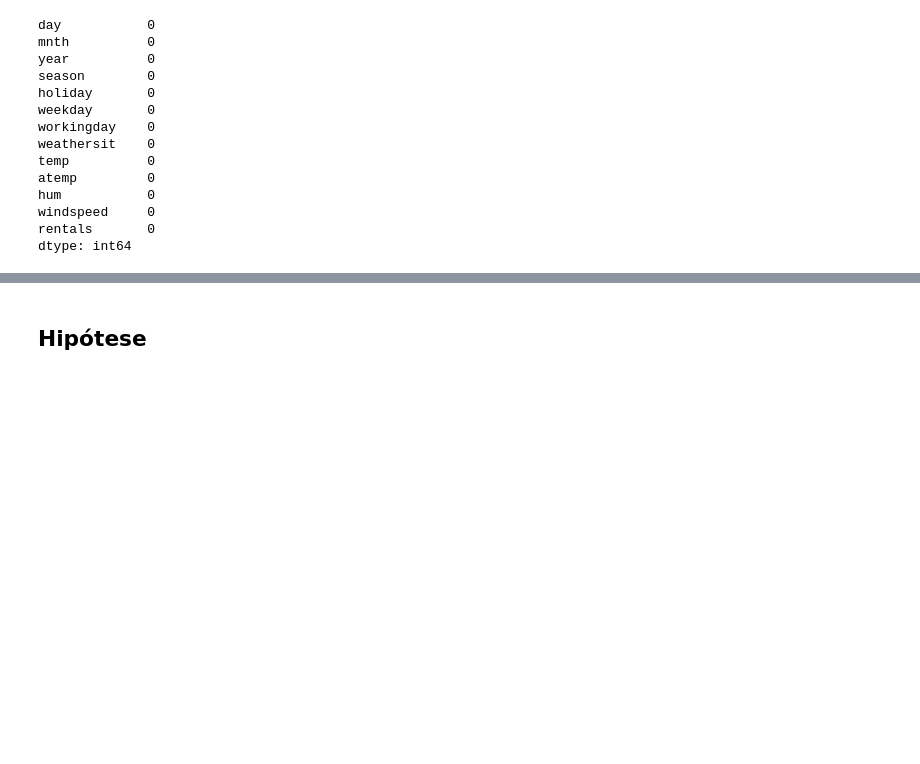
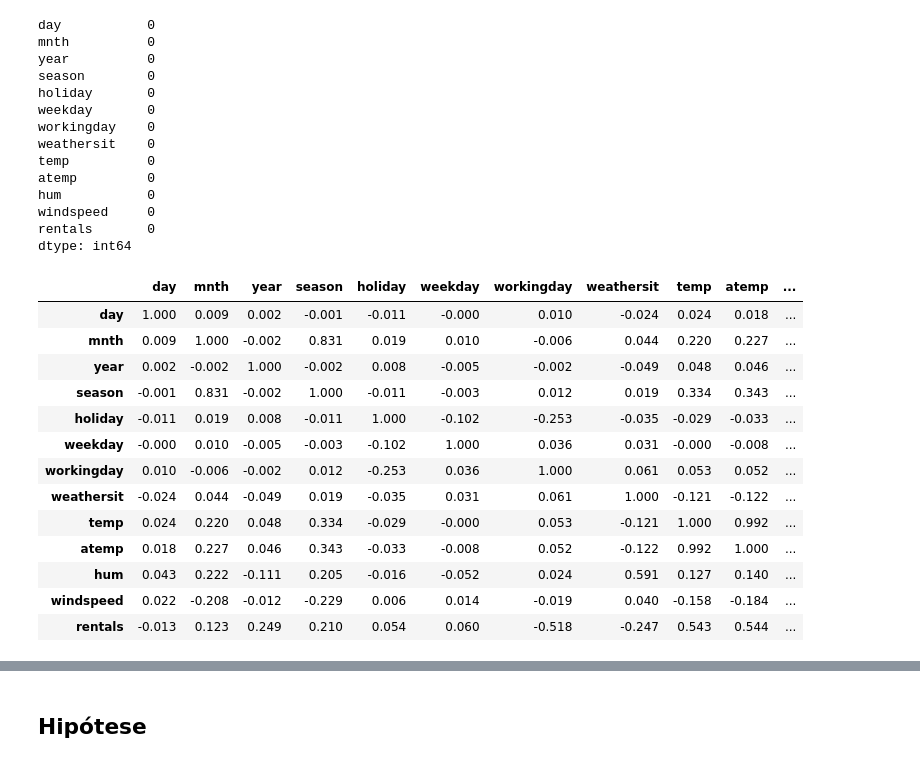
Before and after one commit to PeterRibs/bike_rental_analysis, a Jupyter notebook: Bike_Rental_Analysis.ipynb, the cells around one changed output, grey strips where cells are left out. Cells and saved outputs as stored; diff of their text form; code cells hidden in the pictures; blank space fills up the shorter version.

```diff
--- a/Bike_Rental_Analysis.ipynb
+++ b/Bike_Rental_Analysis.ipynb
@@ -87,3 +110,20 @@ hum           0
 windspeed     0
 rentals       0
 dtype: int64
+# %%
+round(dataframe.corr(),3)
+# %% [output]
+|  | day | mnth | year | season | holiday | weekday | workingday | weathersit | temp | atemp | ... |
+| day | 1.000 | 0.009 | 0.002 | -0.001 | -0.011 | -0.000 | 0.010 | -0.024 | 0.024 | 0.018 | ... |
+| mnth | 0.009 | 1.000 | -0.002 | 0.831 | 0.019 | 0.010 | -0.006 | 0.044 | 0.220 | 0.227 | ... |
+| year | 0.002 | -0.002 | 1.000 | -0.002 | 0.008 | -0.005 | -0.002 | -0.049 | 0.048 | 0.046 | ... |
+| season | -0.001 | 0.831 | -0.002 | 1.000 | -0.011 | -0.003 | 0.012 | 0.019 | 0.334 | 0.343 | ... |
+| holiday | -0.011 | 0.019 | 0.008 | -0.011 | 1.000 | -0.102 | -0.253 | -0.035 | -0.029 | -0.033 | ... |
+| weekday | -0.000 | 0.010 | -0.005 | -0.003 | -0.102 | 1.000 | 0.036 | 0.031 | -0.000 | -0.008 | ... |
+| workingday | 0.010 | -0.006 | -0.002 | 0.012 | -0.253 | 0.036 | 1.000 | 0.061 | 0.053 | 0.052 | ... |
+| weathersit | -0.024 | 0.044 | -0.049 | 0.019 | -0.035 | 0.031 | 0.061 | 1.000 | -0.121 | -0.122 | ... |
+| temp | 0.024 | 0.220 | 0.048 | 0.334 | -0.029 | -0.000 | 0.053 | -0.121 | 1.000 | 0.992 | ... |
+| atemp | 0.018 | 0.227 | 0.046 | 0.343 | -0.033 | -0.008 | 0.052 | -0.122 | 0.992 | 1.000 | ... |
+| hum | 0.043 | 0.222 | -0.111 | 0.205 | -0.016 | -0.052 | 0.024 | 0.591 | 0.127 | 0.140 | ... |
+| windspeed | 0.022 | -0.208 | -0.012 | -0.229 | 0.006 | 0.014 | -0.019 | 0.040 | -0.158 | -0.184 | ... |
+| rentals | -0.013 | 0.123 | 0.249 | 0.210 | 0.054 | 0.060 | -0.518 | -0.247 | 0.543 | 0.544 | ... |
```
Also changed, not shown: parts of 4 cells of this notebook.
